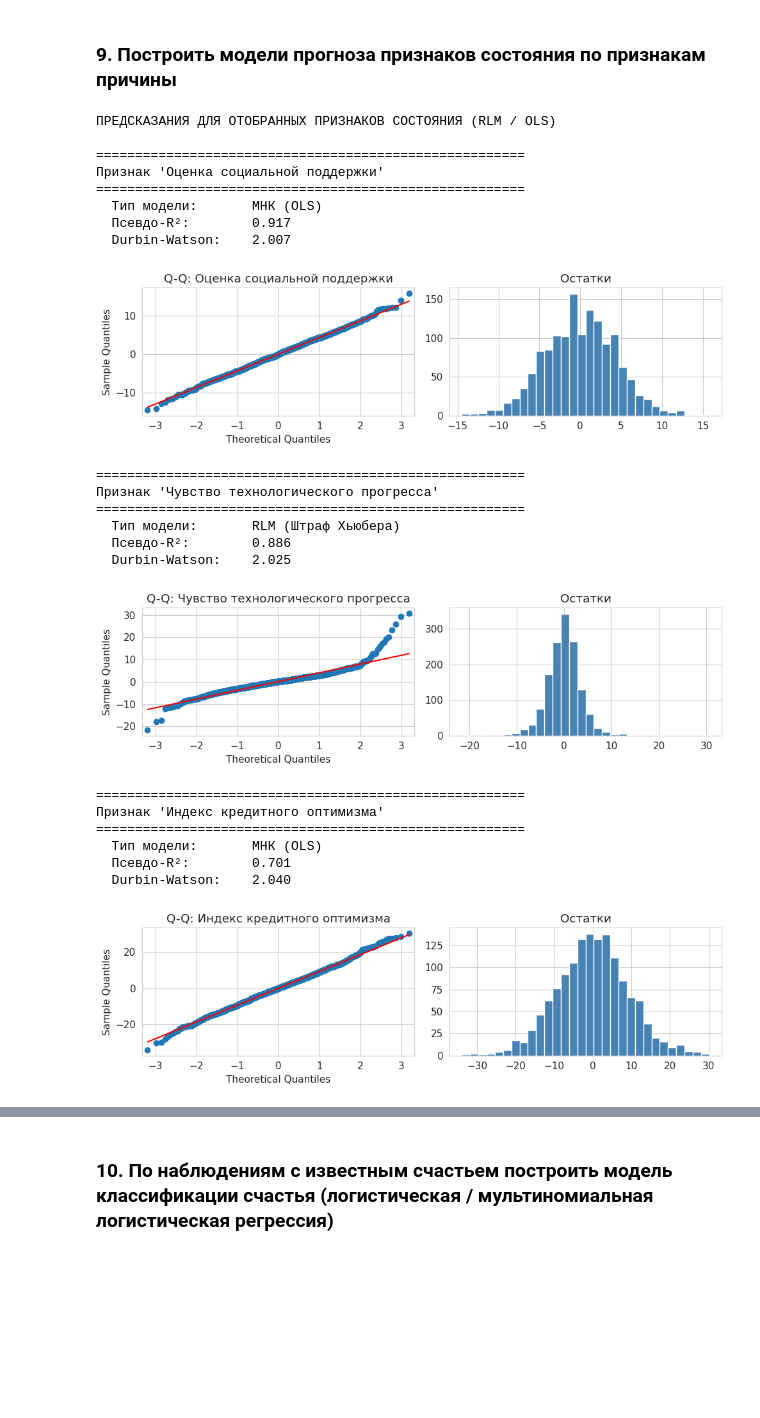
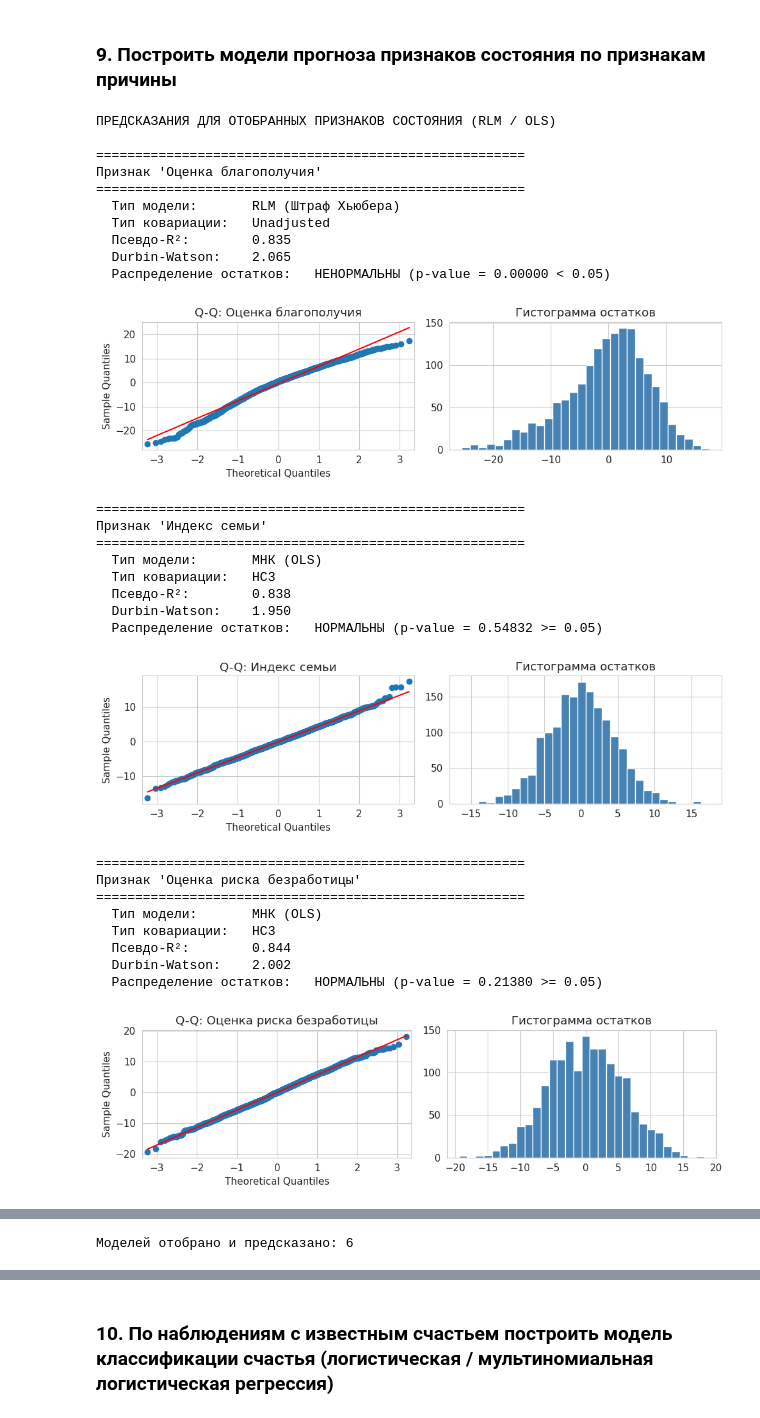
Before and after one commit to mhallan2/latex-labs, a Jupyter notebook: lab02/main.ipynb, the cells around one changed output, grey strips where cells are left out. Drawn from its saved outputs; the diff is of its cells as text; code cells hidden in the pictures; blank space fills up the shorter version.

```diff
--- a/lab02/main.ipynb
+++ b/lab02/main.ipynb
@@ -36,7 +36,7 @@ sns.set_style("whitegrid")
 ### 1. Получить файл варианта с данными
 # %%
 DATA_PATH = "Вар_42_Б24-215_Гаганидзе_Лаба2_студент.xlsx"
-#DATA_PATH = "Вар_46_Б24-215_Кузьмина_Лаба2_студент.xlsx"
+DATA_PATH = "Вар_51_Б24-215_Чугреев_Лаба2_студент.xlsx"
 df_raw = pd.read_excel(DATA_PATH)
 print(f"Размер: {df_raw.shape}")
 # print(f"Колонки:\n {"\n".join(list(df_raw.columns))}")
@@ -274,8 +274,8 @@ plt.show()
 # 1. ЕДИНЫЙ СПЛИТ ДАННЫХ ДЛЯ ВСЕЙ ЛАБОРАТОРНОЙ
 df_train, df_test = train_test_split(
     df_known,
-    test_size=0.25,
-    random_state=42,
+    test_size=0.15,
+    random_state=425,
     stratify=df_known["rank"]
 )
 
@@ -765,68 +803,85 @@ for target_col in selected_state:
     print(f"Признак '{target_col}'")
     print(f"{'=' * 55}")
 
-    # Забираем уже обученные робастные модели (вместо переобучения обычного OLS)
+    # Забираем уже обученные робастные модели
     model_info = ols_state_models_full[target_col]
     model = model_info["model"]
     is_robust = model_info["is_robust"]
     r2_val = model_info["rsquared"]
+    cov_type_label = model_info.get("cov_type", "Unadjusted")
 
     ols_models[target_col] = {
         "model": model,
         "features": current_cols,
         "rsquared": r2_val,
-        "is_robust": is_robust
+        "is_robust": is_robust,
+        "cov_type": cov_type_label
     }
 
     dw = durbin_watson(model.resid)
 
+    # Вычисляем тест Шапиро-Уилка для остатков текущей модели
+    shapiro_stat, shapiro_p = stats.shapiro(model.resid)
+    if shapiro_p < PVALUE_THRESHOLD:
+        normality_verdict = f"НЕНОРМАЛЬНЫ (p-value = {shapiro_p:.5f} < {PVALUE_THRESHOLD})"
+    else:
+        normality_verdict = f"НОРМАЛЬНЫ (p-value = {shapiro_p:.5f} >= {PVALUE_THRESHOLD})"
+
     print(f"  Тип модели:       {'RLM (Штраф Хьюбера)' if is_robust else 'МНК (OLS)'}")
+    print(f"  Тип ковариации:   {cov_type_label}")
     print(f"  Псевдо-R²:        {r2_val:.3f}")
     print(f"  Durbin-Watson:    {dw:.3f}")
+    print(f"  Распределение остатков:   {normality_verdict}")
 
-    # Q-Q plot
+    # Q-Q plot и гистограмма
     fig, axes = plt.subplots(1, 2, figsize=(10, 3))
     sm.qqplot(model.resid, line="s", ax=axes[0])
-    axes[0].set_title(f"Q-Q: {target_col[:40]}")
+    axes[0].set_title(f"Q-Q: {target_col[:30]}")
     axes[1].hist(model.resid, bins=30, color="steelblue", edgecolor="white")
-    axes[1].set_title("Остатки")
+    axes[1].set_title("Гистограмма остатков")
     plt.tight_layout()
     plt.show()
 
     # Формируем предсказания для всех трёх частей
     for src_df, store in [
         (df_train, ols_predictions_train),
         (df_test, ols_predictions_test),
         (df_unknown, ols_predictions_unk),
     ]:
         # Заполняем пропуски в причинах медианами train перед прогнозом
         X_filled = src_df[current_cols].fillna(cause_medians)
         Xp = sm.add_constant(X_filled, has_constant="add")
         store[target_col] = model.predict(Xp)
 
 print(f"\nМоделей отобрано и предсказано: {len(ols_models)}")
 # %% [output]
 ПРЕДСКАЗАНИЯ ДЛЯ ОТОБРАННЫХ ПРИЗНАКОВ СОСТОЯНИЯ (RLM / OLS)
 
 =======================================================
-Признак 'Оценка социальной поддержки'
+Признак 'Оценка благополучия'
 =======================================================
-  Тип модели:       МНК (OLS)
-  Псевдо-R²:        0.917
-  Durbin-Watson:    2.007
+  Тип модели:       RLM (Штраф Хьюбера)
+  Тип ковариации:   Unadjusted
+  Псевдо-R²:        0.835
+  Durbin-Watson:    2.065
+  Распределение остатков:   НЕНОРМАЛЬНЫ (p-value = 0.00000 < 0.05)
-[figure, old version]
+[figure, new version]
 =======================================================
-Признак 'Чувство технологического прогресса'
+Признак 'Индекс семьи'
 =======================================================
-  Тип модели:       RLM (Штраф Хьюбера)
-  Псевдо-R²:        0.886
-  Durbin-Watson:    2.025
+  Тип модели:       МНК (OLS)
+  Тип ковариации:   HC3
+  Псевдо-R²:        0.838
+  Durbin-Watson:    1.950
+  Распределение остатков:   НОРМАЛЬНЫ (p-value = 0.54832 >= 0.05)
-[figure, old version]
+[figure, new version]
 =======================================================
-Признак 'Индекс кредитного оптимизма'
+Признак 'Оценка риска безработицы'
 =======================================================
   Тип модели:       МНК (OLS)
-  Псевдо-R²:        0.701
-  Durbin-Watson:    2.040
+  Тип ковариации:   HC3
+  Псевдо-R²:        0.844
+  Durbin-Watson:    2.002
+  Распределение остатков:   НОРМАЛЬНЫ (p-value = 0.21380 >= 0.05)
-[figure, old version]
+[figure, new version]
 =======================================================
@@ -845,3 +914,4 @@ print(f"\nМоделей отобрано и предсказано: {len(ols_mo
+Моделей отобрано и предсказано: 6
 # %%
 raw_residuals = model.resid
 residuals = pd.Series(raw_residuals, index=df_train.index)
```
Also changed, not shown: parts of 19 cells of this notebook.
